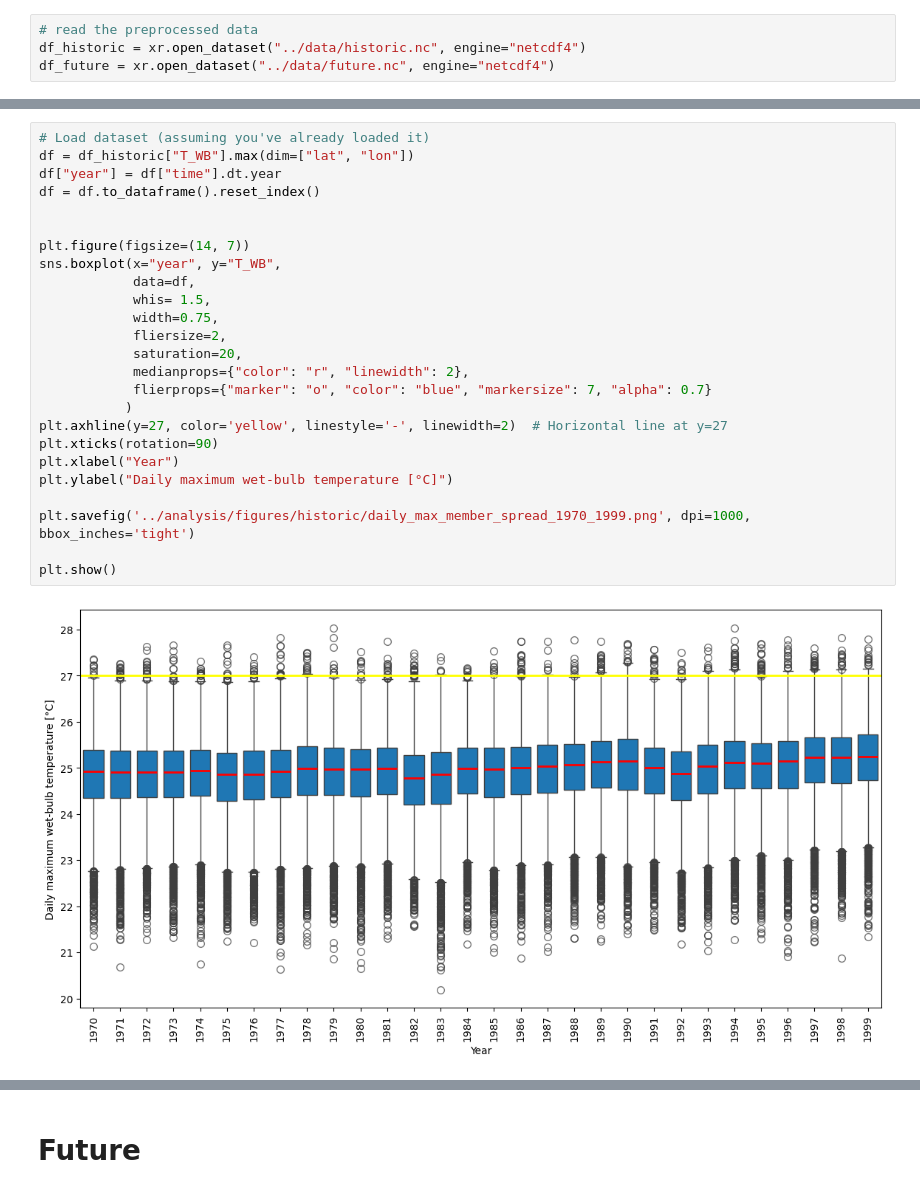
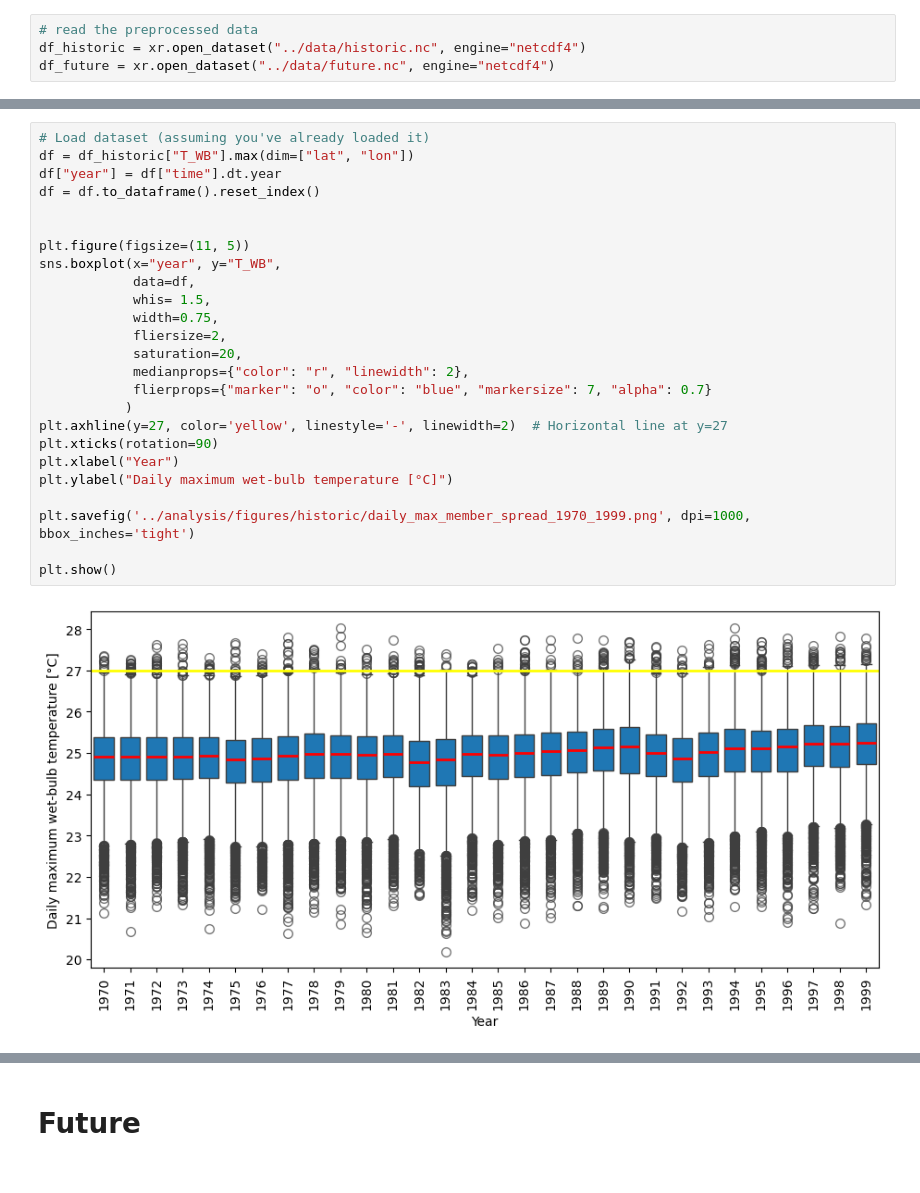
Before and after one commit to sundin01/climate_risk_assessment, a Jupyter notebook: vignettes/cra_workflow_bigler.ipynb, the cells around one changed output, grey strips where cells are left out. Cells and saved outputs as stored; diff of their text form.

```diff
--- a/vignettes/cra_workflow_bigler.ipynb
+++ b/vignettes/cra_workflow_bigler.ipynb
@@ -544,30 +577,30 @@ plt.show()
 # %%
 # Load dataset (assuming you've already loaded it)
 df = df_historic["T_WB"].max(dim=["lat", "lon"])
 df["year"] = df["time"].dt.year
 df = df.to_dataframe().reset_index()
 
 
-plt.figure(figsize=(14, 7))
+plt.figure(figsize=(11, 5))
 sns.boxplot(x="year", y="T_WB",
             data=df,
             whis= 1.5,
             width=0.75,
             fliersize=2,
             saturation=20,
             medianprops={"color": "r", "linewidth": 2},
             flierprops={"marker": "o", "color": "blue", "markersize": 7, "alpha": 0.7}
            )
 plt.axhline(y=27, color='yellow', linestyle='-', linewidth=2)  # Horizontal line at y=27
 plt.xticks(rotation=90)
 plt.xlabel("Year")
 plt.ylabel("Daily maximum wet-bulb temperature [°C]")
 
 plt.savefig('../analysis/figures/historic/daily_max_member_spread_1970_1999.png', dpi=1000, bbox_inches='tight')
 
 plt.show()
 # %% [output]
-[figure, old version]
+[figure, new version]
 # %%
 # Load dataset (assuming you've already loaded it)
 df = df_historic["T_WB"].max(dim=["lat", "lon"])
```
Also changed, not shown: parts of 26 cells of this notebook.
